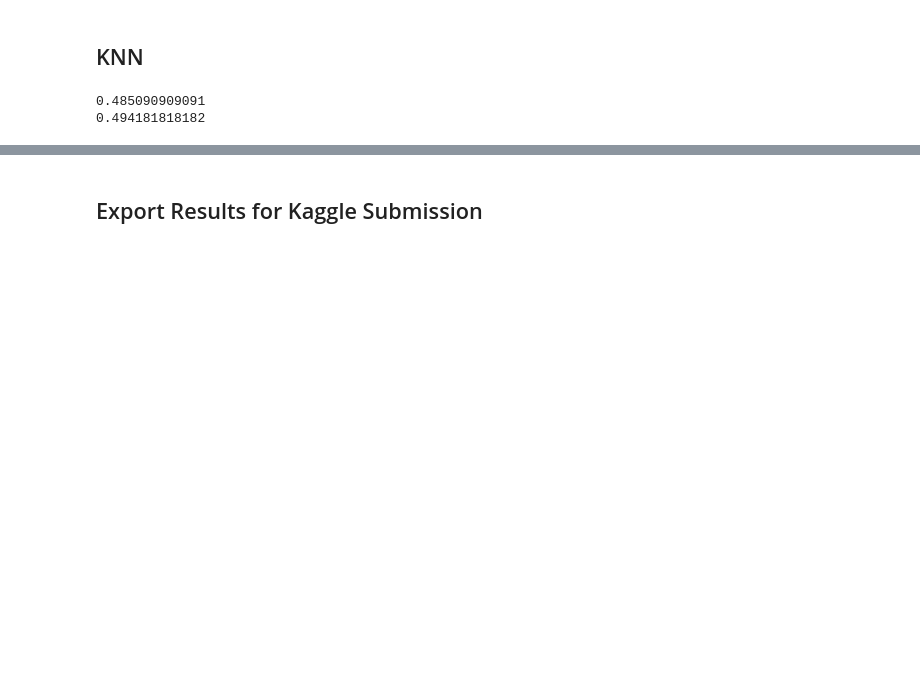
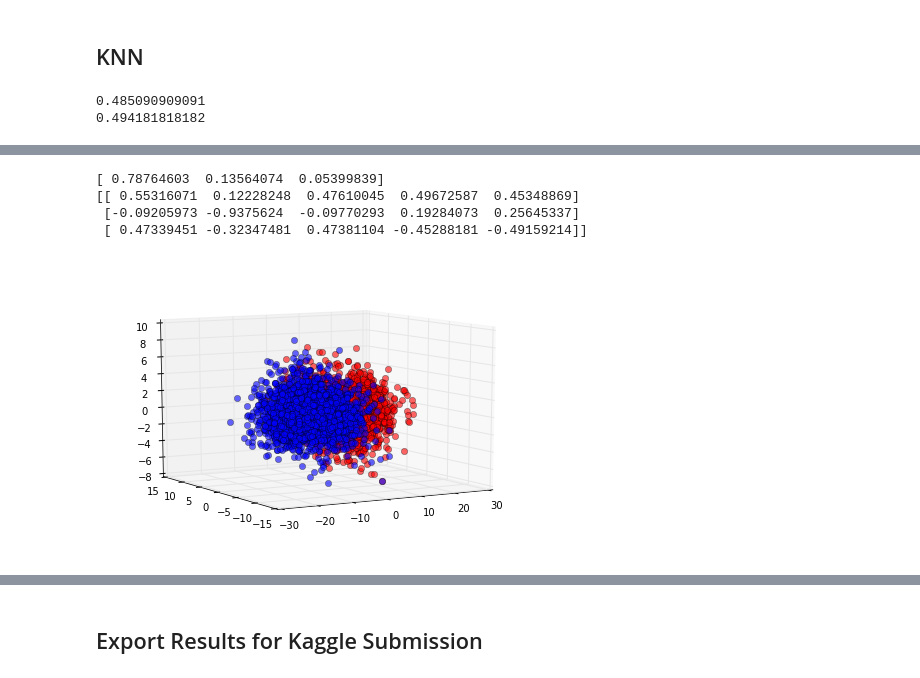
Before and after one commit to nickhamlin/mids_207_final_project, a Jupyter notebook: walter.ipynb, the cells around one changed output, grey strips where cells are left out. Drawn from its saved outputs; the diff is of its cells as text; code cells hidden in the pictures; blank space fills up the shorter version.

```diff
--- a/walter.ipynb
+++ b/walter.ipynb
@@ -144,26 +87,0 @@ KeyboardInterrupt:
-# %%
-from sklearn.decomposition import PCA
-
-def pca(n_components):
-    isomap = PCA(n_components)
-    dev_x = isomap.fit_transform(subtract(transform_features(dev_data)))
-    train_x = isomap.transform(subtract(transform_features(train_data)))
-    return knn(
-        dev_x,
-        dev_labels,
-        train_x,
-        train_labels)
-
-def pca2(n_components):
-    isomap = PCA(n_components)
-    dev_x = isomap.fit_transform(subtract(transform_features(dev_data)))
-    train_x = isomap.transform(subtract(transform_features(train_data)))
-    return logistic(
-        dev_x,
-        dev_labels,
-        train_x,
-        train_labels)
-
-for com in range(2, 10):
-    print "knn %d %f" % (com, pca(com))
-    print "log %d %f" % (com, pca2(com))
@@ -186,0 +156,23 @@ log 9 0.449818
+# %%
+from mpl_toolkits.mplot3d import Axes3D
+def plot():
+    pca = PCA(n_components=3)
+    x = pca.fit_transform(trans(X)[:,:5])
+    reds = Y == 1.
+    blues = Y == 0.
+
+    fig = plt.figure()
+    ax = Axes3D(fig)
+    print pca.explained_variance_ratio_
+    print pca.components_
+    ax.view_init(elev=10., azim=240)
+    ax.plot(x[reds, 0], x[reds, 1], x[reds, 2], "ro", alpha=0.6)
+    ax.plot(x[blues, 0], x[blues, 1], x[blues, 2], "bo", alpha=0.6)
+
+plot()
+# %% [output]
+[ 0.78764603  0.13564074  0.05399839]
+[[ 0.55316071  0.12228248  0.47610045  0.49672587  0.45348869]
+ [-0.09205973 -0.9375624  -0.09770293  0.19284073  0.25645337]
+ [ 0.47339451 -0.32347481  0.47381104 -0.45288181 -0.49159214]]
+[figure, added]
```
Also changed, not shown: parts of 11 cells of this notebook.
